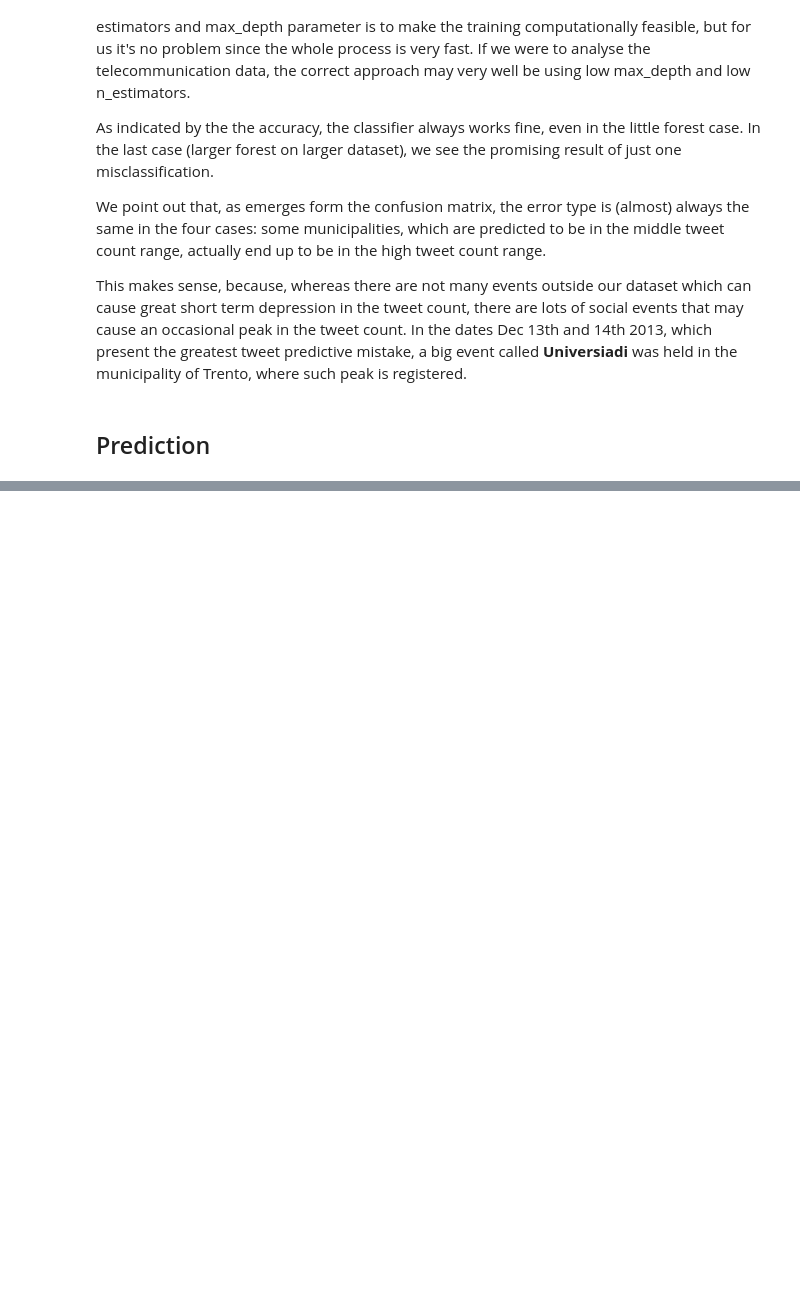
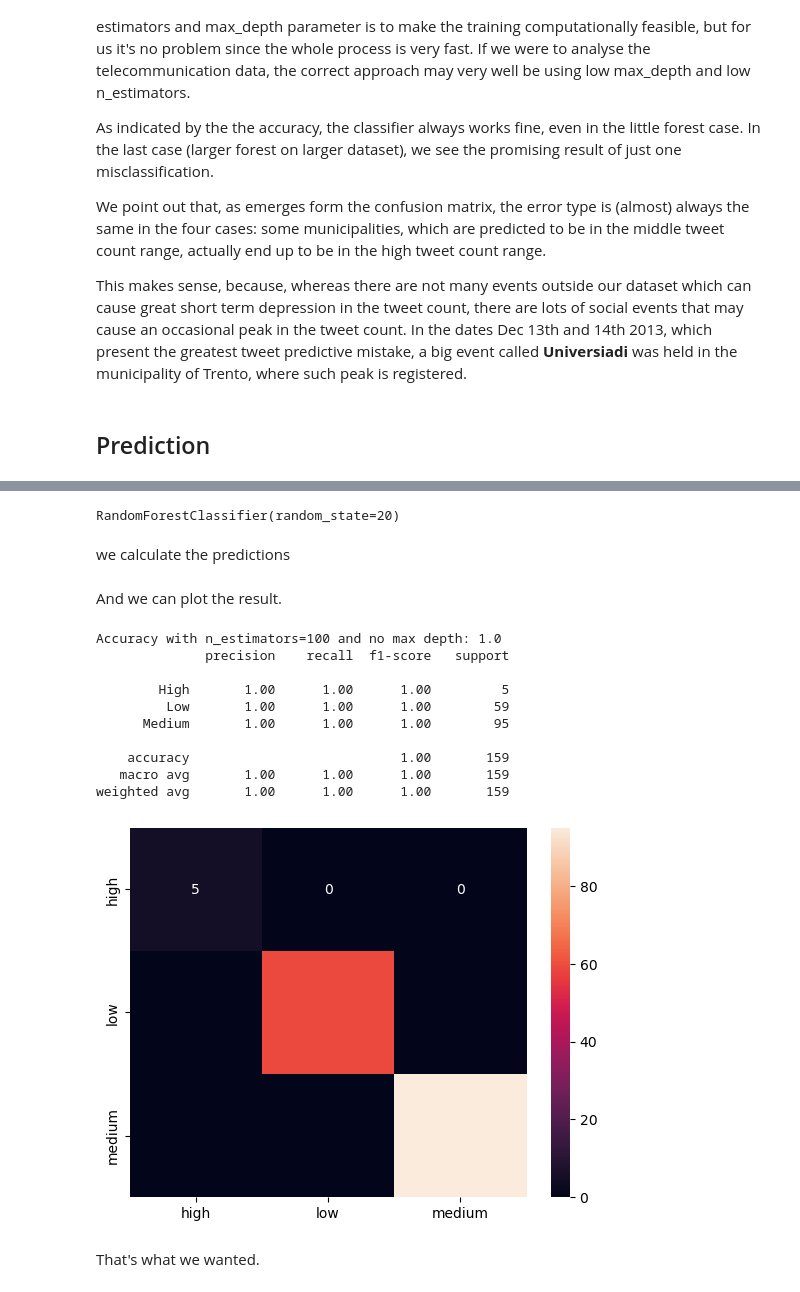
Before and after one commit to giorgiomi/social-pulse-predictor, a Jupyter notebook: notebooks/Classification.ipynb, the cells around one changed output, grey strips where cells are left out. Drawn from its saved outputs; the diff is of its cells as text; code cells hidden in the pictures; blank space fills up the shorter version.

```diff
--- a/notebooks/Classification.ipynb
+++ b/notebooks/Classification.ipynb
@@ -230,0 +275,3 @@ This makes sense, because, whereas there are not many events outside our dataset
+# %%
+# Selecting Dec 31st
+len31 = len(X[X['date'] == 60])
@@ -230,0 +280,43 @@ This makes sense, because, whereas there are not many events outside our dataset
+# %%
+X_train, X_test = X[0:len(X)-len31], X[len(X)-len31:]
+y_train, y_test = y[0:len(X)-len31], y[len(X)-len31:]
+# %%
+# Initialize
+rf_classifier = RandomForestClassifier(n_estimators=100, random_state=20)
+#train
+rf_classifier.fit(X_train, y_train)
+# %% [output]
+RandomForestClassifier(random_state=20)
+# %% [markdown]
+we calculate the predictions
+# %%
+y_pred = rf_classifier.predict(X_test)
+#y_pred
+# %% [markdown]
+And we can plot the result.
+# %%
+# Print results
+print(f"Accuracy with n_estimators=100 and no max depth: {accuracy_score(y_test, y_pred)}")
+print(classification_report(y_test, y_pred))
+
+# Confusion matrix
+conf_matrix = confusion_matrix(y_test, y_pred)
+ax = plt.subplot()
+sns.heatmap(conf_matrix, annot=True, fmt='g', ax=ax)
+ax.xaxis.set_ticklabels(['high', 'low', 'medium'])
+ax.yaxis.set_ticklabels(['high', 'low', 'medium'])
+plt.show()
+# %% [output]
+Accuracy with n_estimators=100 and no max depth: 1.0
+              precision    recall  f1-score   support
+
+        High       1.00      1.00      1.00         5
+         Low       1.00      1.00      1.00        59
+      Medium       1.00      1.00      1.00        95
+
+    accuracy                           1.00       159
+   macro avg       1.00      1.00      1.00       159
+weighted avg       1.00      1.00      1.00       159
+[figure, added]
+# %% [markdown]
+That's what we wanted.
```
Also changed, not shown: parts of 10 cells of this notebook, 10 other files.
